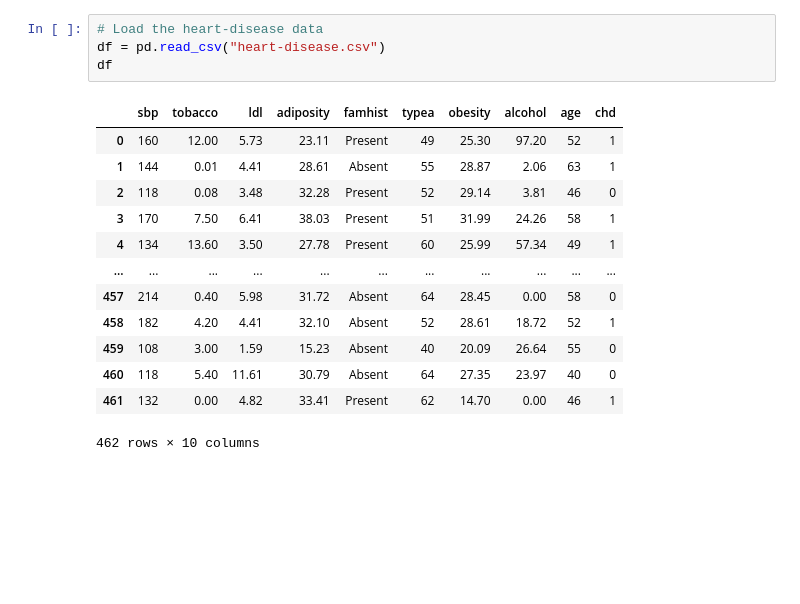
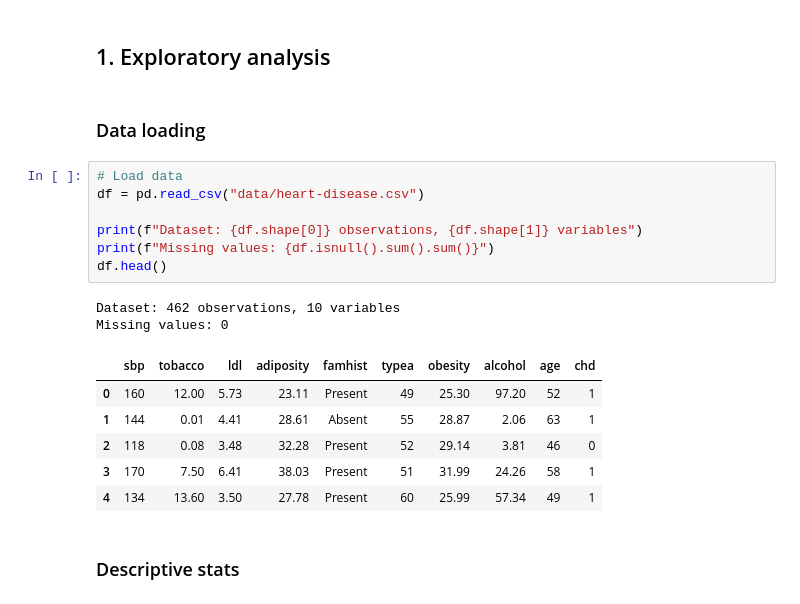
Before and after one commit to ytterbiu/SMM636-ML-a02-heart-disease, a Jupyter notebook: ml-smm636-a02-heart-disease.ipynb, the cells around one changed output. Cells and saved outputs as stored; diff of their text form; blank space fills up the shorter version.

Commit message:
Updates full model and analysis in notebook, readme, and makefile

```diff
--- a/ml-smm636-a02-heart-disease.ipynb
+++ b/ml-smm636-a02-heart-disease.ipynb
@@ -10,18 +83,22 @@ from plotnine import *
+# %% [markdown]
+## 1. Exploratory analysis
+# %% [markdown]
+### Data loading
 # %%
-# Load the heart-disease data
-df = pd.read_csv("heart-disease.csv")
-df
+# Load data
+df = pd.read_csv("data/heart-disease.csv")
+
+print(f"Dataset: {df.shape[0]} observations, {df.shape[1]} variables")
+print(f"Missing values: {df.isnull().sum().sum()}")
+df.head()
 # %% [output]
+Dataset: 462 observations, 10 variables
+Missing values: 0
 |  | sbp | tobacco | ldl | adiposity | famhist | typea | obesity | alcohol | age | chd |
 | 0 | 160 | 12.00 | 5.73 | 23.11 | Present | 49 | 25.30 | 97.20 | 52 | 1 |
 | 1 | 144 | 0.01 | 4.41 | 28.61 | Absent | 55 | 28.87 | 2.06 | 63 | 1 |
 | 2 | 118 | 0.08 | 3.48 | 32.28 | Present | 52 | 29.14 | 3.81 | 46 | 0 |
 | 3 | 170 | 7.50 | 6.41 | 38.03 | Present | 51 | 31.99 | 24.26 | 58 | 1 |
 | 4 | 134 | 13.60 | 3.50 | 27.78 | Present | 60 | 25.99 | 57.34 | 49 | 1 |
-| ... | ... | ... | ... | ... | ... | ... | ... | ... | ... | ... |
-| 457 | 214 | 0.40 | 5.98 | 31.72 | Absent | 64 | 28.45 | 0.00 | 58 | 0 |
-| 458 | 182 | 4.20 | 4.41 | 32.10 | Absent | 52 | 28.61 | 18.72 | 52 | 1 |
-| 459 | 108 | 3.00 | 1.59 | 15.23 | Absent | 40 | 20.09 | 26.64 | 55 | 0 |
-| 460 | 118 | 5.40 | 11.61 | 30.79 | Absent | 64 | 27.35 | 23.97 | 40 | 0 |
-| 461 | 132 | 0.00 | 4.82 | 33.41 | Present | 62 | 14.70 | 0.00 | 46 | 1 |
-462 rows × 10 columns
+# %% [markdown]
+### Descriptive stats
```
Also changed, not shown: parts of 88 cells of this notebook, 8 other files.
